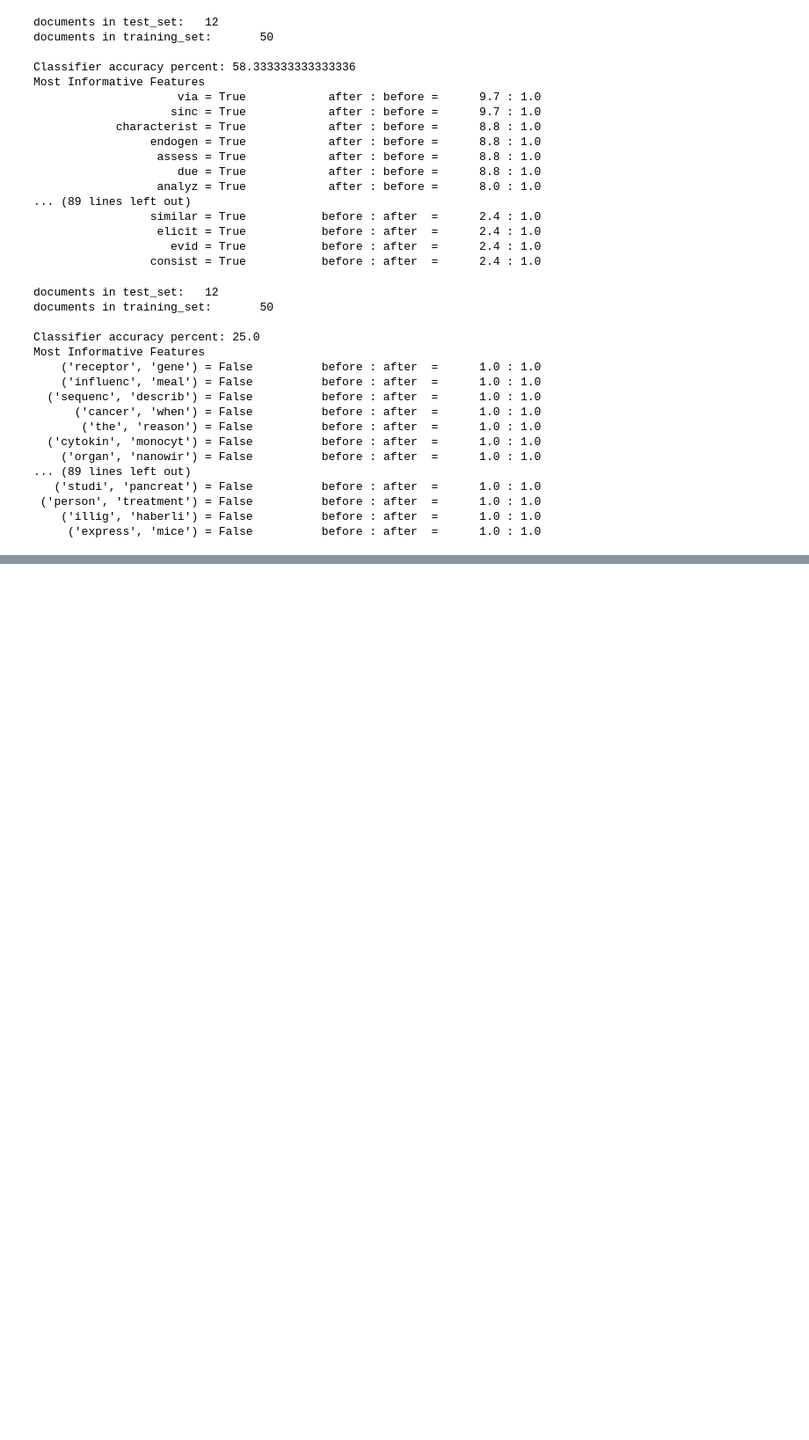
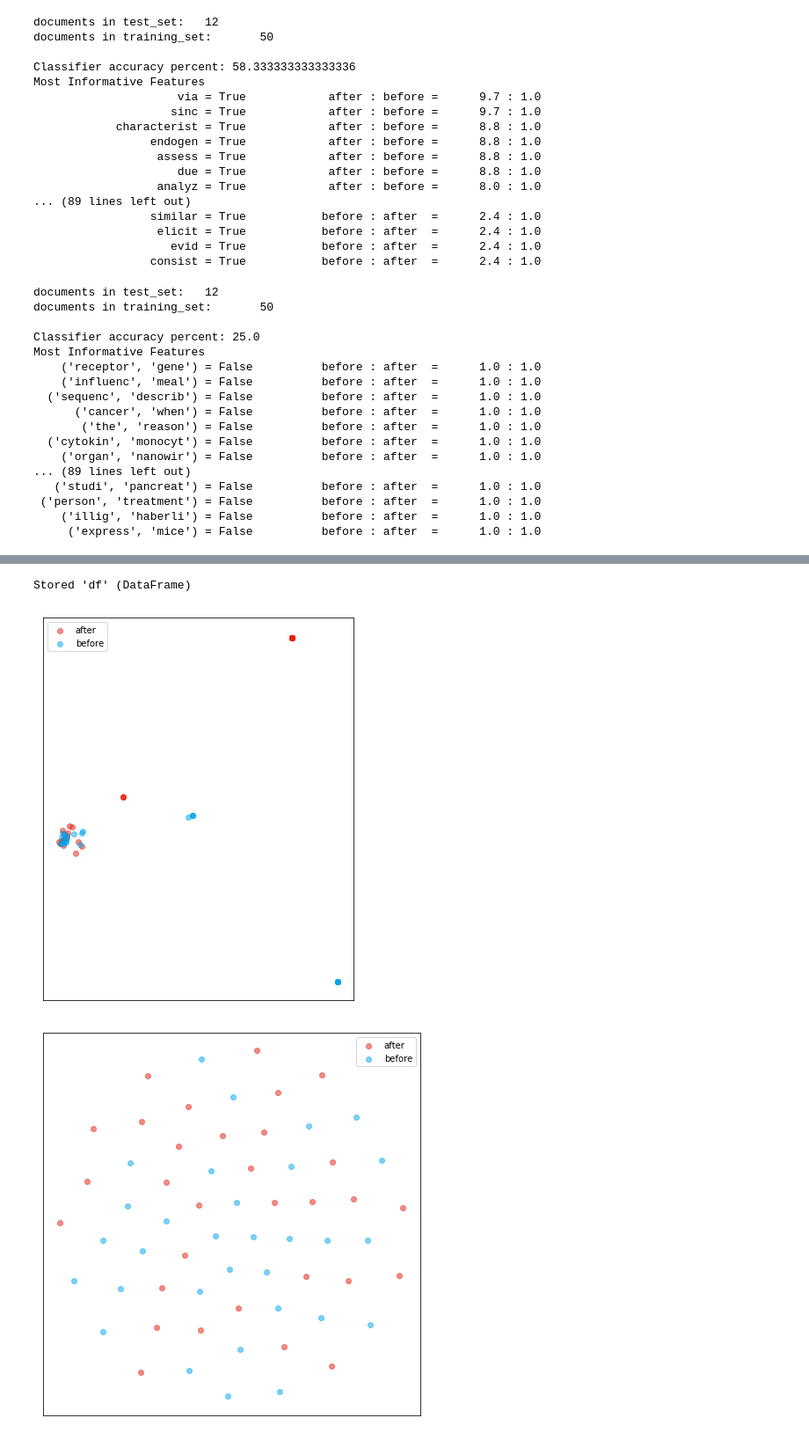
Before and after one commit to dciudadr/eLife_retractions, a Jupyter notebook: select_sentences_citing_and_model.ipynb, the cells around one changed output, grey strips where cells are left out. Shown: that part at 88% size. Drawn from its saved outputs; the diff is of its cells as text; code cells hidden in the pictures; blank space fills up the shorter version.

```diff
--- a/select_sentences_citing_and_model.ipynb
+++ b/select_sentences_citing_and_model.ipynb
@@ -779,6 +839,8 @@ for doi in list(df_3sentences_after_not_only.DOI_cited.unique()):
 df_3sentences_before_balanced = df_3sentences_before_only_selection.append(df_3sentences_before_not_only_selection)
 df_3sentences_after_balanced = df_3sentences_after_only.append(df_3sentences_after_not_only_selection)
 
+df_documents_50_50_balanced_3sentences = df_3sentences_before_balanced.append(df_3sentences_after_balanced)
+# for unsupervised training
 
 sentences_before = df_3sentences_before_balanced.sentences_citing
 sentences_after = df_3sentences_after_balanced.sentences_citing
@@ -1336,0 +1430,9 @@ Most Informative Features
+# %%
+df = df_documents_50_50_balanced_3sentences #3.3
+
+%store df
+%run unsupervised_classification.ipynb
+# %% [output]
+Stored 'df' (DataFrame)
+[figure, added]
+[figure, added]
```
Also changed, not shown: parts of 30 cells of this notebook, 4 other files.
